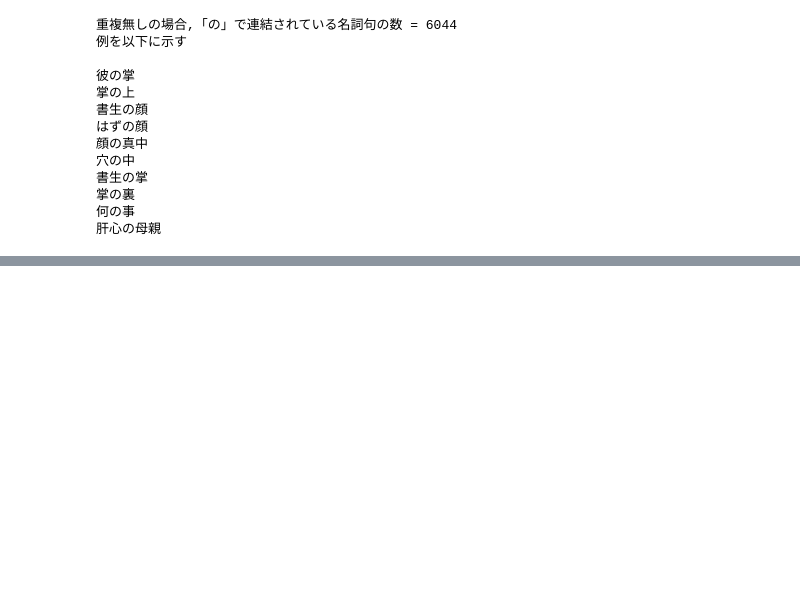
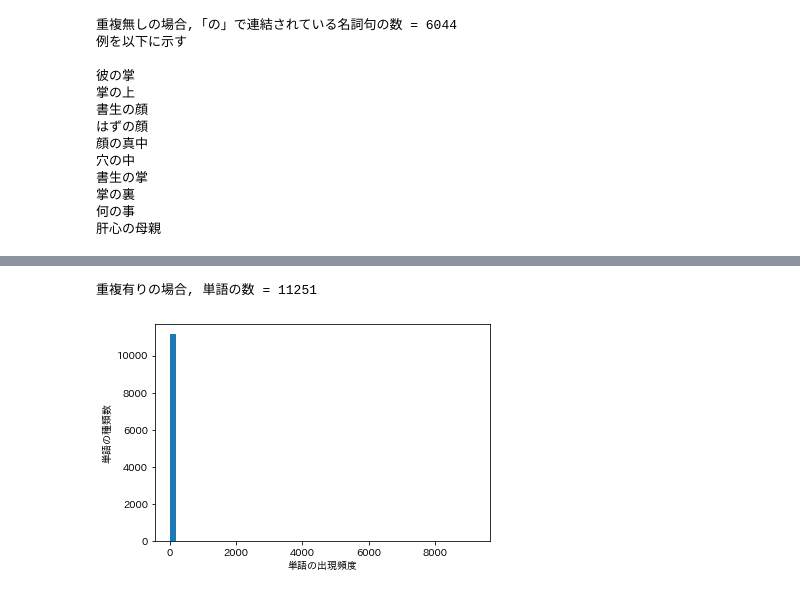
Before and after one commit to masaki-sakata/nlp100, a Jupyter notebook: 4.ipynb, the cells around one changed output, grey strips where cells are left out. Drawn from its saved outputs; the diff is of its cells as text; code cells hidden in the pictures; blank space fills up the shorter version.

```diff
--- a/4.ipynb
+++ b/4.ipynb
@@ -300,0 +353,16 @@ list
+# %%
+from collections import defaultdict
+words_dict = defaultdict(int)
+for sentence in sentences:
+  for word in sentence:
+      words_dict[word["base"]] += 1
+print("重複有りの場合, 単語の数 = {}".format(len(words_dict)))
+# %% [output]
+重複有りの場合, 単語の数 = 11251
+# %%
+plt.hist(words_dict.values(), bins=50)
+plt.xlabel('単語の出現頻度')
+plt.ylabel('単語の種類数')
+plt.show()
+# %% [output]
+[figure, added]
```
Also changed, not shown: parts of 30 cells of this notebook.
